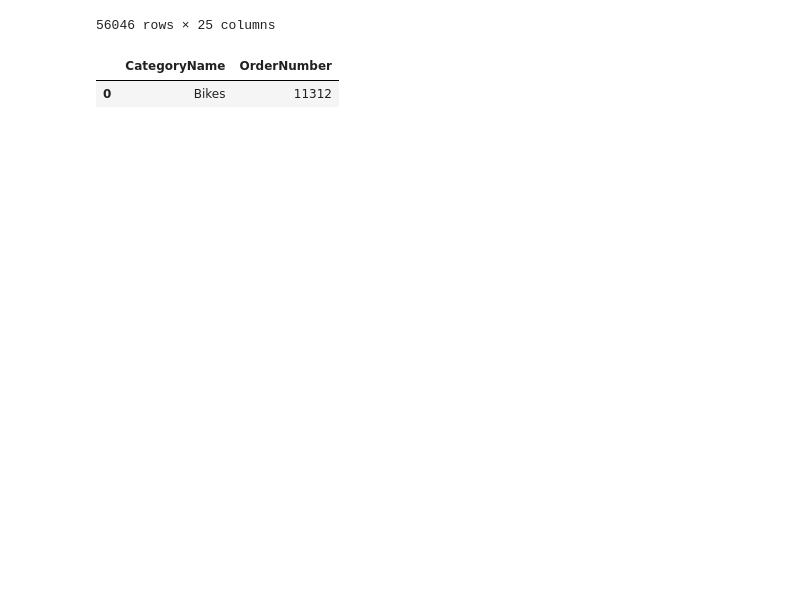
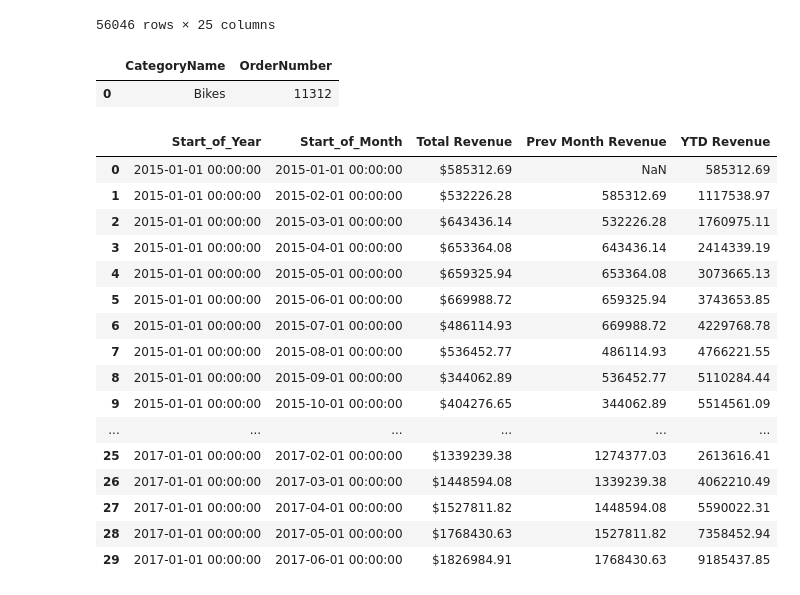
Before and after one commit to MeetPatel89/adventure_works_analysis, a Jupyter notebook: dax_notebook.ipynb, the cells around one changed output. Saved outputs shown, nothing was run; the diff lists cells and outputs as text; code cells hidden in the pictures; blank space fills up the shorter version.

Commit message:
compute 'Prev Month Revenue' measure and use that to compute 'Revenue Target' measure

```diff
--- a/dax_notebook.ipynb
+++ b/dax_notebook.ipynb
@@ -207,3 +207,25 @@ aw_sales_merge[aw_sales_merge["ProductPrice_y"] > aw_product["ProductPrice"].mea
 # %% [output]
 |  | CategoryName | OrderNumber |
 | 0 | Bikes | 11312 |
+# %%
+a = pd.read_csv(rf"{ROOT_DIR}\storage\processed\exp_data.csv")
+# %%
+a
+# %% [output]
+|  | Start_of_Year | Start_of_Month | Total Revenue | Prev Month Revenue | YTD Revenue |
+| 0 | 2015-01-01 00:00:00 | 2015-01-01 00:00:00 | $585312.69 | NaN | 585312.69 |
+| 1 | 2015-01-01 00:00:00 | 2015-02-01 00:00:00 | $532226.28 | 585312.69 | 1117538.97 |
+| 2 | 2015-01-01 00:00:00 | 2015-03-01 00:00:00 | $643436.14 | 532226.28 | 1760975.11 |
+| 3 | 2015-01-01 00:00:00 | 2015-04-01 00:00:00 | $653364.08 | 643436.14 | 2414339.19 |
+| 4 | 2015-01-01 00:00:00 | 2015-05-01 00:00:00 | $659325.94 | 653364.08 | 3073665.13 |
+| 5 | 2015-01-01 00:00:00 | 2015-06-01 00:00:00 | $669988.72 | 659325.94 | 3743653.85 |
+| 6 | 2015-01-01 00:00:00 | 2015-07-01 00:00:00 | $486114.93 | 669988.72 | 4229768.78 |
+| 7 | 2015-01-01 00:00:00 | 2015-08-01 00:00:00 | $536452.77 | 486114.93 | 4766221.55 |
+| 8 | 2015-01-01 00:00:00 | 2015-09-01 00:00:00 | $344062.89 | 536452.77 | 5110284.44 |
+| 9 | 2015-01-01 00:00:00 | 2015-10-01 00:00:00 | $404276.65 | 344062.89 | 5514561.09 |
+| ... | ... | ... | ... | ... | ... |
+| 25 | 2017-01-01 00:00:00 | 2017-02-01 00:00:00 | $1339239.38 | 1274377.03 | 2613616.41 |
+| 26 | 2017-01-01 00:00:00 | 2017-03-01 00:00:00 | $1448594.08 | 1339239.38 | 4062210.49 |
+| 27 | 2017-01-01 00:00:00 | 2017-04-01 00:00:00 | $1527811.82 | 1448594.08 | 5590022.31 |
+| 28 | 2017-01-01 00:00:00 | 2017-05-01 00:00:00 | $1768430.63 | 1527811.82 | 7358452.94 |
+| 29 | 2017-01-01 00:00:00 | 2017-06-01 00:00:00 | $1826984.91 | 1768430.63 | 9185437.85 |
```
Also changed, not shown: parts of 1 cell of this notebook, 2 other files.
